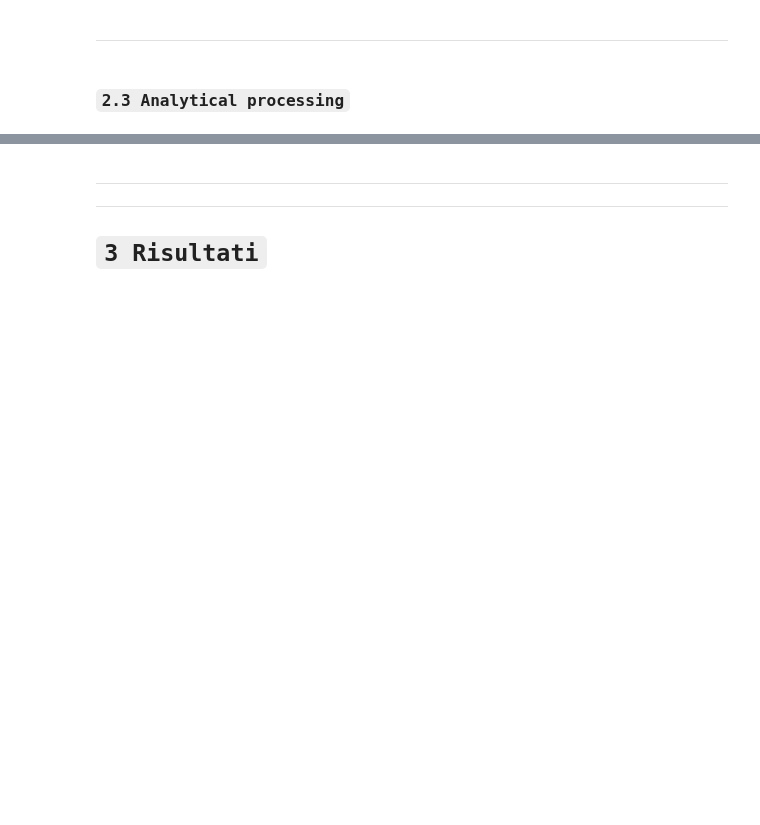
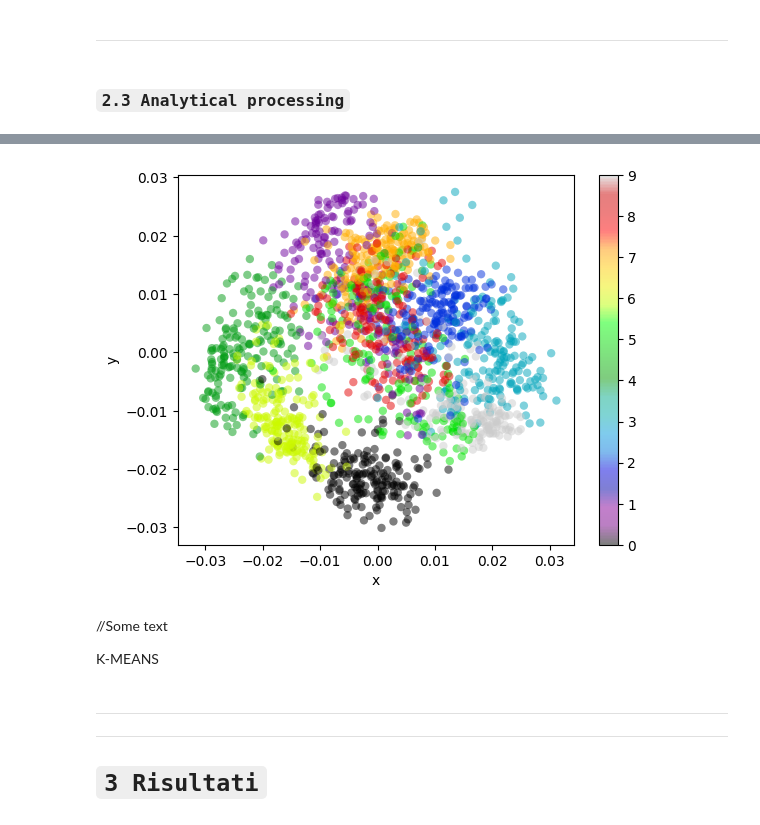
Before and after one commit to ArgonautAstra/Progetto-Data-Science-2023, a Jupyter notebook: src/main.ipynb, the cells around one changed output, grey strips where cells are left out. Drawn from its saved outputs; the diff is of its cells as text; code cells hidden in the pictures; blank space fills up the shorter version.

```diff
--- a/src/main.ipynb
+++ b/src/main.ipynb
@@ -118,3 +127,22 @@ X = X/1000
+# %%
+n_comp = 2
+
+X = - PCA(n_comp).fit_transform(X)
+
+plt.scatter(X[:,0], X[:,1],
+            c=Y, edgecolor='none', alpha=0.5,
+            cmap=plt.colormaps["nipy_spectral"])
+
+plt.colorbar()
+plt.xlabel('x')
+plt.ylabel('y')
+plt.show()
+# %% [output]
+[figure, added]
+# %% [markdown]
+//Some text
+
+K-MEANS
 # %% [markdown]
 ***
 ***
```
Also changed, not shown: parts of 1 cell of this notebook.
